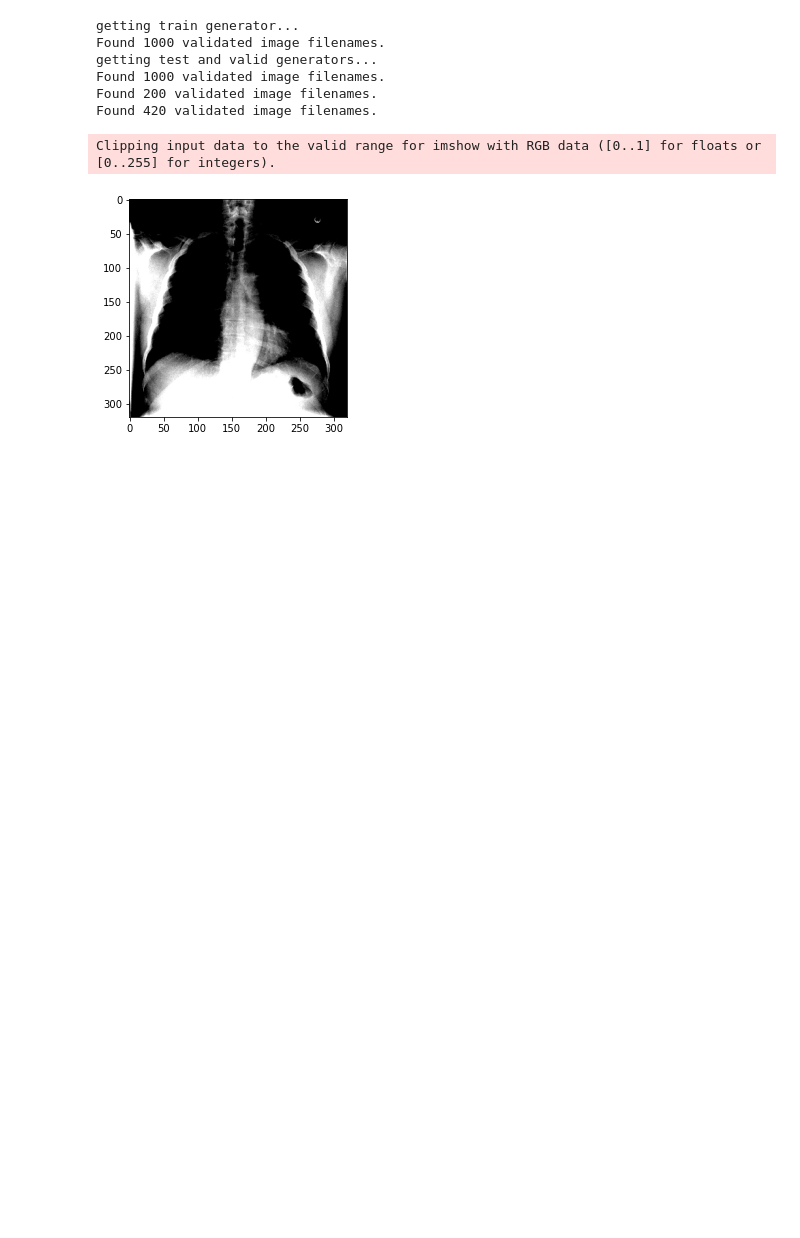
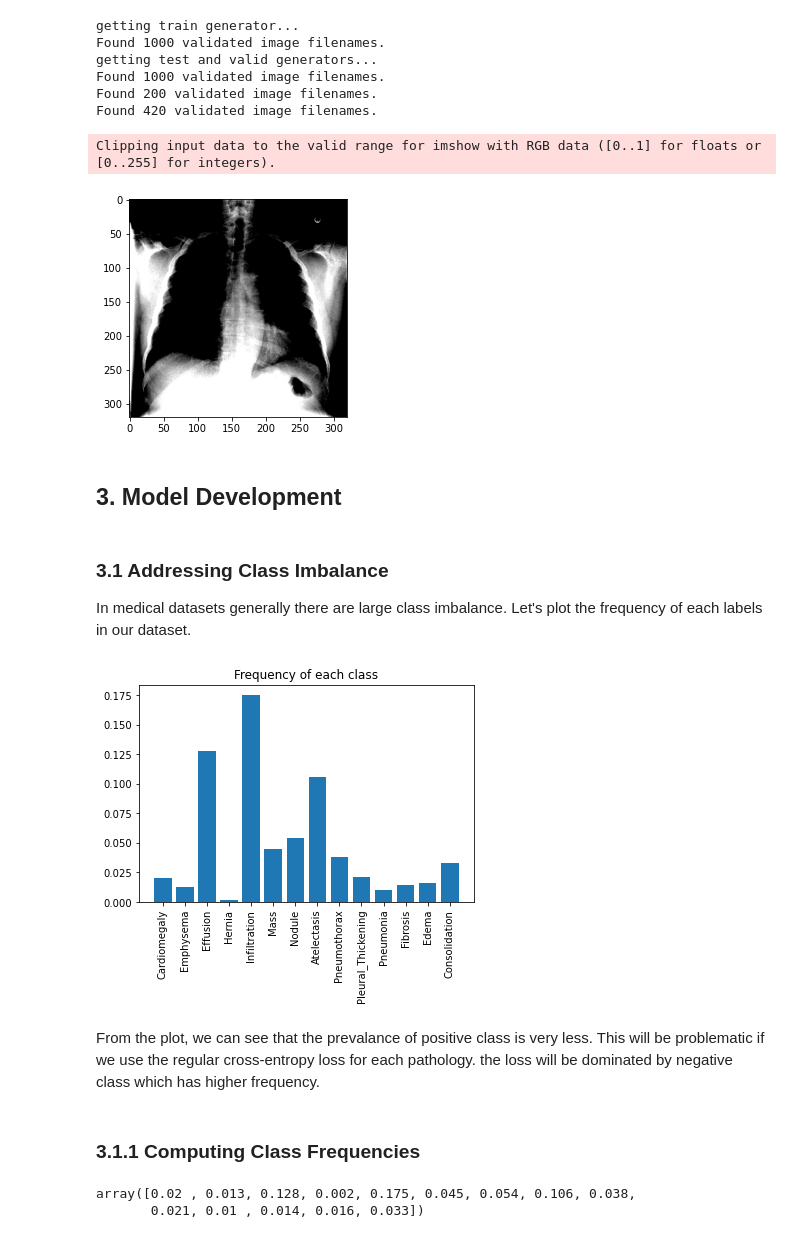
Before and after one commit to abhishekmshr956/Chest_XRay_diagnosis_with_Deep_Learning, a Jupyter notebook: Chest_XRay_Diagnosis_Keras.ipynb, the cells around one changed output. Saved outputs shown, nothing was run; the diff lists cells and outputs as text; code cells hidden in the pictures; blank space fills up the shorter version.

```diff
--- a/Chest_XRay_Diagnosis_Keras.ipynb
+++ b/Chest_XRay_Diagnosis_Keras.ipynb
@@ -259,3 +259,23 @@ plt.imshow(x[0]);
 # %% [output]
 Clipping input data to the valid range for imshow with RGB data ([0..1] for floats or [0..255] for integers).
 [figure]
+# %% [markdown]
+<a name='3'></a>
+## 3. Model Development
+# %% [markdown]
+<a name='3-1'></a>
+### 3.1 Addressing Class Imbalance
+
+In medical datasets generally there are large class imbalance. Let's plot the frequency of each labels in our dataset.
+# %%
+plt.xticks(rotation=90)
+plt.bar(x=labels, height=np.mean(train_generator.labels, axis=0))
+plt.title("Frequency of each class")
+plt.show()
+# %% [output]
+[figure, added]
+# %% [markdown]
+From the plot, we can see that the prevalance of positive class is very less. This will be problematic if we use the regular cross-entropy loss for each pathology. the loss will be dominated by negative class which has higher frequency.
+# %% [markdown]
+<a name ='3-1-1'></a>
+### 3.1.1 Computing Class Frequencies
@@ -261,0 +302,6 @@ Clipping input data to the valid range for imshow with RGB data ([0..1] for floa
+# %%
+freq_pos, freq_neg = compute_class_freqs(train_generator.labels)
+freq_pos
+# %% [output]
+array([0.02 , 0.013, 0.128, 0.002, 0.175, 0.045, 0.054, 0.106, 0.038,
+       0.021, 0.01 , 0.014, 0.016, 0.033])
```
Also changed, not shown: parts of 10 cells of this notebook.
